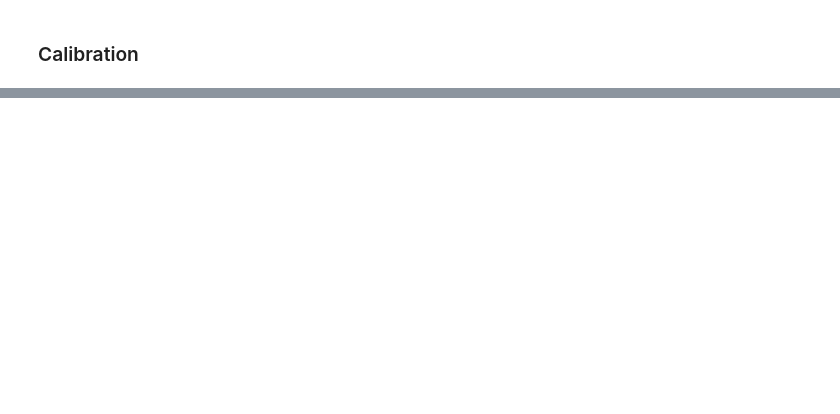
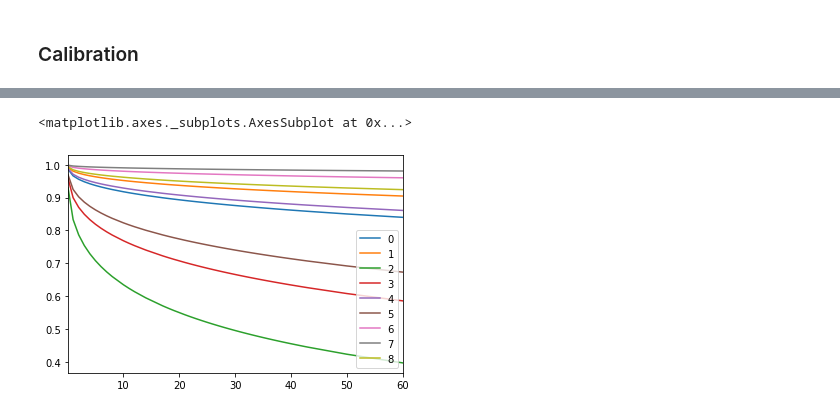
Before and after one commit to jburke5/edCovidRiskPrediction, a Jupyter notebook: buildModelFromUMDataNotebook.ipynb, the cells around one changed output, grey strips where cells are left out. Saved outputs shown, nothing was run; the diff lists cells and outputs as text; code cells hidden in the pictures; blank space fills up the shorter version.

Commit message:
Syncing the survival model with the calibraiton more correctly

```diff
--- a/buildModelFromUMDataNotebook.ipynb
+++ b/buildModelFromUMDataNotebook.ipynb
@@ -664,0 +663,11 @@ fig.show()
+# %%
+# https://lifelines.readthedocs.io/en/latest/Survival%20Regression.html
+from lifelines import WeibullAFTFitter
+
+
+aft = WeibullAFTFitter()
+aft.fit(modelData[['age', 'female', 'lymph', 'crp', 'o2Sat', 'ldh', 'dDimer', 'ferritin',
+       'hsTrop', 'hgb', 'lac', 'albumin', 'creatinine', 'platelets', 'tbili',
+       'hr', 'rr', 'temp', 'map', 'comorbidityCount',  'primaryOutcome',
+       'lastTime']], 'lastTime', event_col='primaryOutcome')   ## Fit the data to train the model
+aft.print_summary(3)  # access the results using aft.summary
@@ -664,0 +702,10 @@ fig.show()
+# %%
+nonCensored = np.array(~modelData.censored)
+
+aft.predict_survival_function(modelData[['age', 'female', 'lymph', 'crp', 'o2Sat', 'ldh', 'dDimer', 'ferritin',
+       'hsTrop', 'hgb', 'lac', 'albumin', 'creatinine', 'platelets', 'tbili',
+       'hr', 'rr', 'temp', 'map', 'comorbidityCount',  'primaryOutcome',
+       'lastTime']].iloc[:9]).plot()
+# %% [output]
+<matplotlib.axes._subplots.AxesSubplot at 0x...>
+[figure, added]
```
Also changed, not shown: parts of 29 cells of this notebook, 9 other files.
